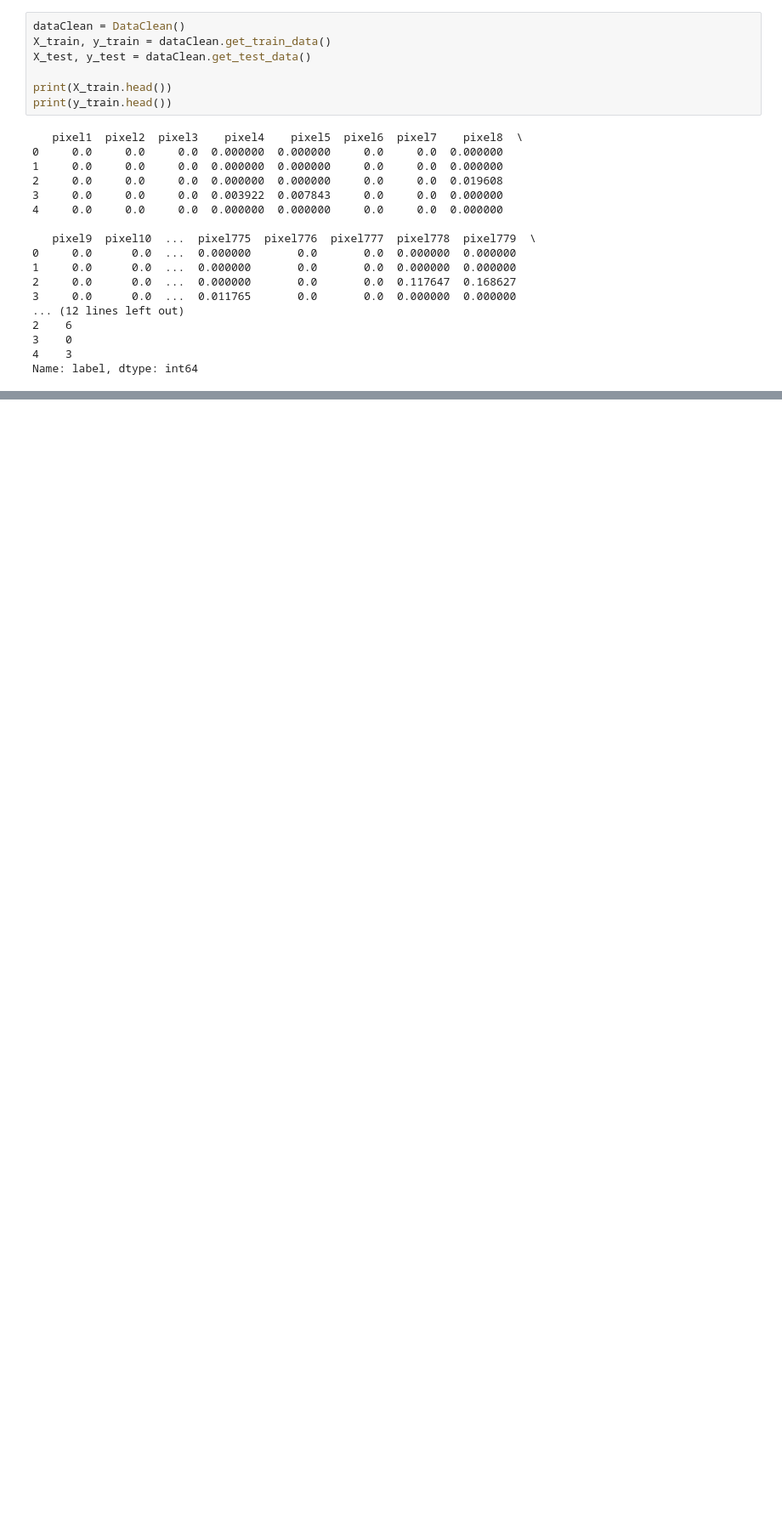
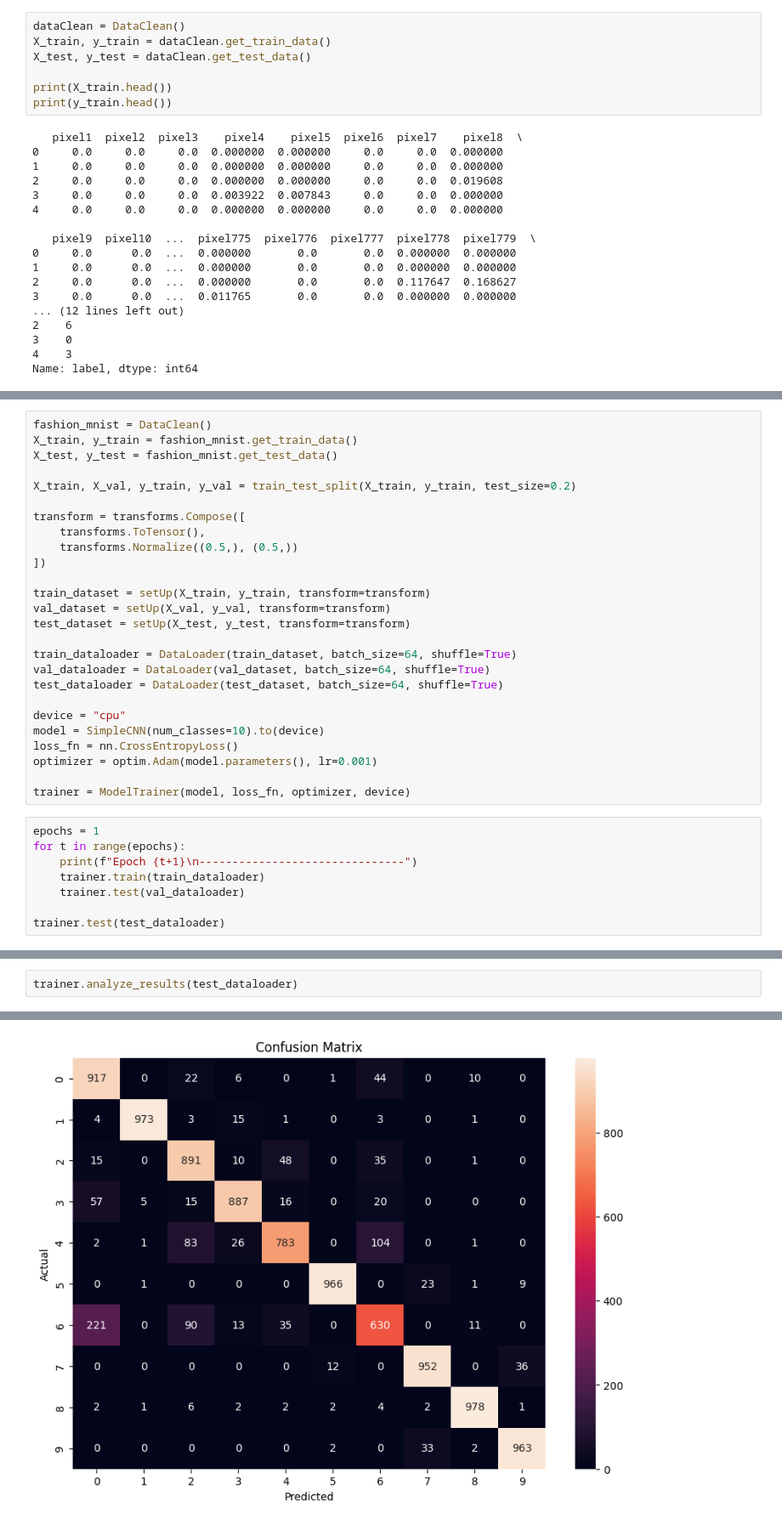
Before and after one commit to nandoj28/8PuzzleBacktracking, a Jupyter notebook: Task3/dataVisualization.ipynb, the cells around one changed output, grey strips where cells are left out. Shown at 85% size. Cells and saved outputs as stored; diff of their text form; blank space fills up the shorter version.

```diff
--- a/Task3/dataVisualization.ipynb
+++ b/Task3/dataVisualization.ipynb
@@ -31,0 +39,34 @@ dataClean.print_random_image()
+# %%
+fashion_mnist = DataClean()
+X_train, y_train = fashion_mnist.get_train_data()
+X_test, y_test = fashion_mnist.get_test_data()
+
+X_train, X_val, y_train, y_val = train_test_split(X_train, y_train, test_size=0.2)
+
+transform = transforms.Compose([
+    transforms.ToTensor(),
+    transforms.Normalize((0.5,), (0.5,))
+])
+
+train_dataset = setUp(X_train, y_train, transform=transform)
+val_dataset = setUp(X_val, y_val, transform=transform)
+test_dataset = setUp(X_test, y_test, transform=transform)
+
+train_dataloader = DataLoader(train_dataset, batch_size=64, shuffle=True)
+val_dataloader = DataLoader(val_dataset, batch_size=64, shuffle=True)
+test_dataloader = DataLoader(test_dataset, batch_size=64, shuffle=True)
+
+device = "cpu"
+model = SimpleCNN(num_classes=10).to(device)
+loss_fn = nn.CrossEntropyLoss()
+optimizer = optim.Adam(model.parameters(), lr=0.001)
+
+trainer = ModelTrainer(model, loss_fn, optimizer, device)
+# %%
+epochs = 1
+for t in range(epochs):
+    print(f"Epoch {t+1}\n-------------------------------")
+    trainer.train(train_dataloader)
+    trainer.test(val_dataloader)
+
+trainer.test(test_dataloader)
@@ -31,0 +90,3 @@ dataClean.print_random_image()
+# %%
+trainer.analyze_results(test_dataloader)
+# %% [output]
@@ -31,0 +94 @@ dataClean.print_random_image()
+[figure, added]
```
Also changed, not shown: parts of 5 cells of this notebook, 4 other files.
